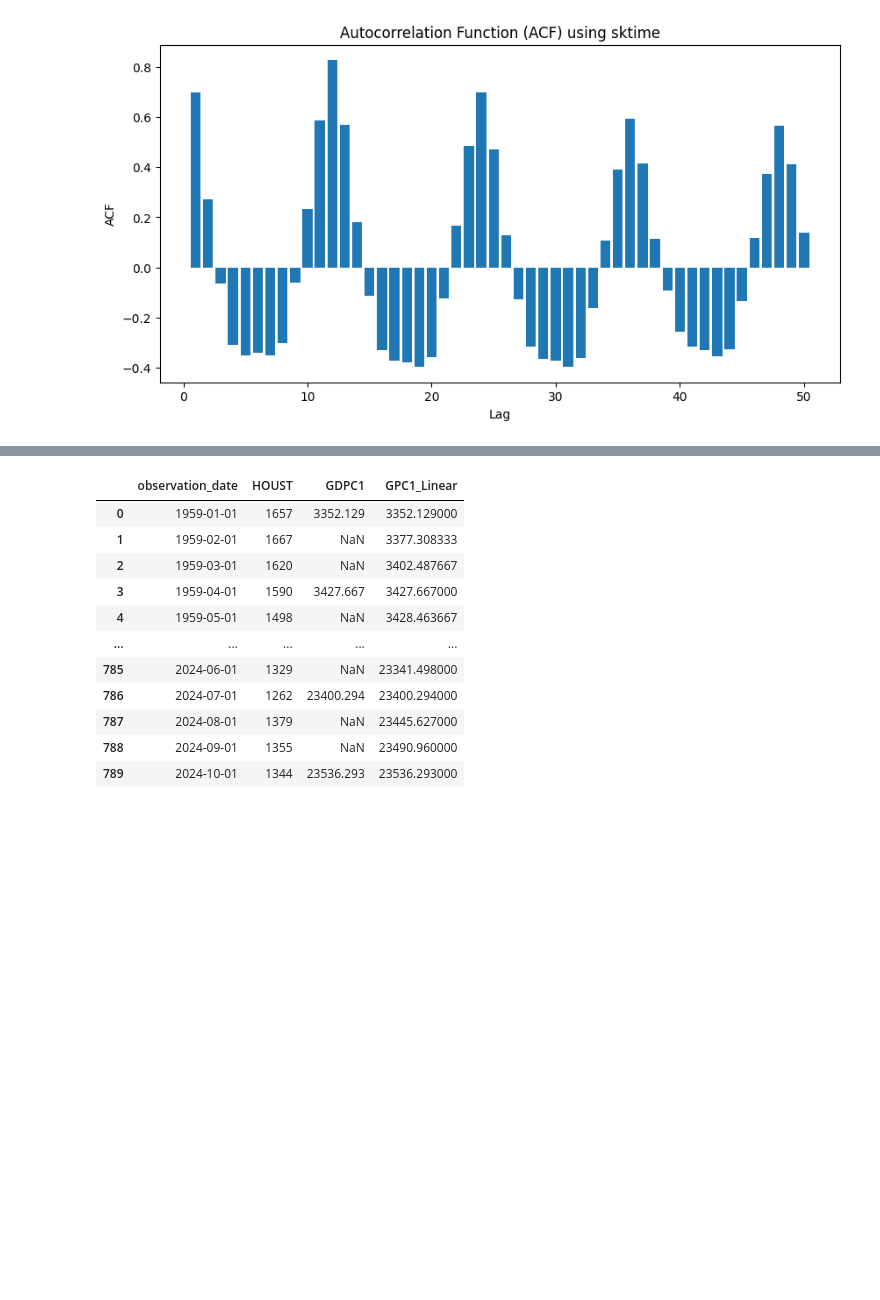
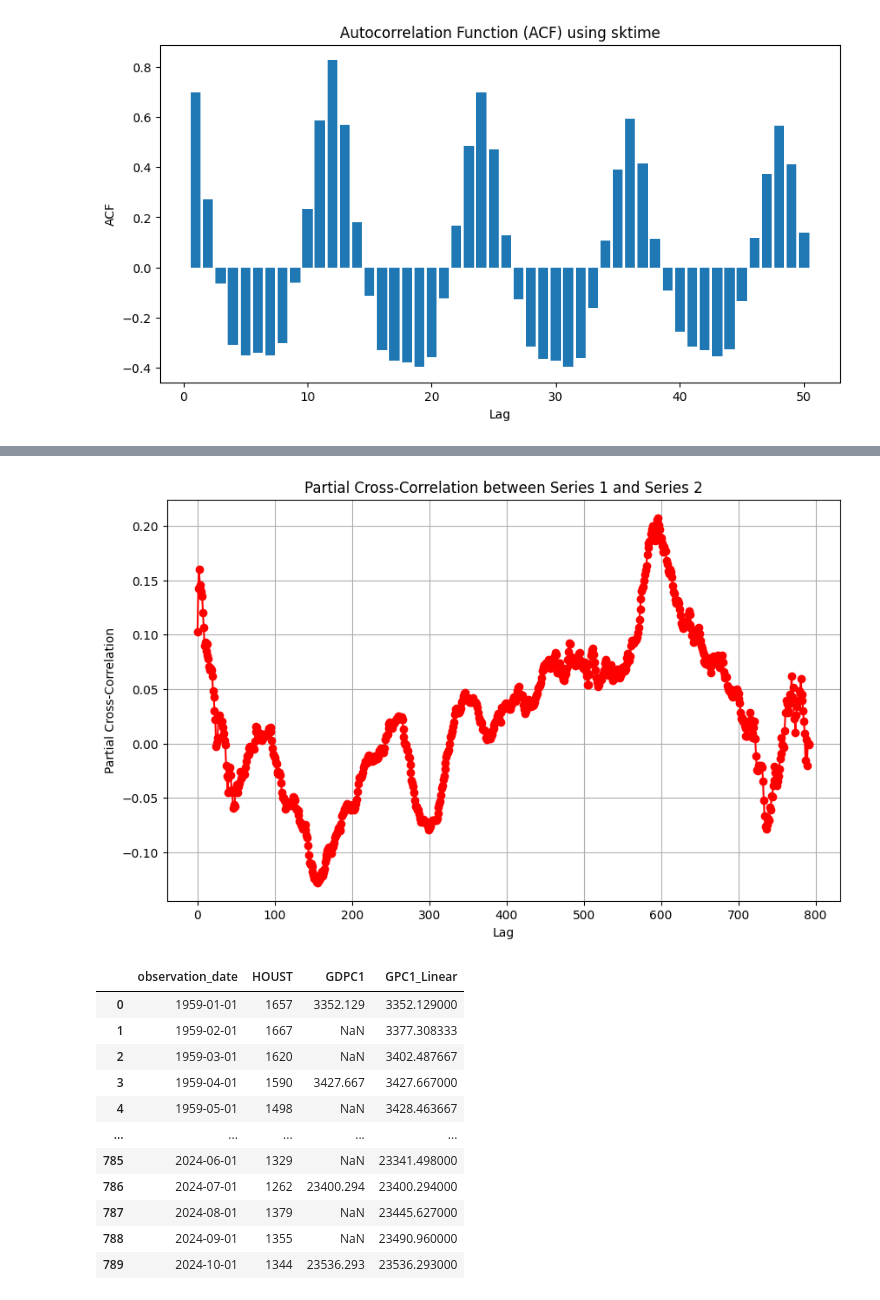
Before and after one commit to venkateshsoundar/DATA607W2025, a Jupyter notebook: lecture09.ipynb, the cells around one changed output, grey strips where cells are left out. Saved outputs shown, nothing was run; the diff lists cells and outputs as text; code cells hidden in the pictures; blank space fills up the shorter version.

```diff
--- a/lecture09.ipynb
+++ b/lecture09.ipynb
@@ -187,3 +233,19 @@ df = houst.merge(gdpc1, how="left", on="observation_date").copy()
+# %%
+from statsmodels.tsa.stattools import ccf
+
+# Partial Cross-Correlation (CCF) calculation
+ccf_values = ccf(df["HOUST"], df["GDP_CHANGE"])
+
+# Plot the Partial Cross-Correlation
+plt.figure(figsize=(10, 6))
+plt.plot(range(len(ccf_values)), ccf_values, marker='o', linestyle='-', color='r')
+plt.title("Partial Cross-Correlation between Series 1 and Series 2")
+plt.xlabel("Lag")
+plt.ylabel("Partial Cross-Correlation")
+plt.grid(True)
+plt.show()
+# %% [output]
+[figure, added]
 # %%
 x = df["GDPC1"].values.copy()
 x[1:-1:3] = (2 * x[:-2:3] + 1 * x[3::3]) / 3
```
Also changed, not shown: parts of 9 cells of this notebook, 6 other files.
